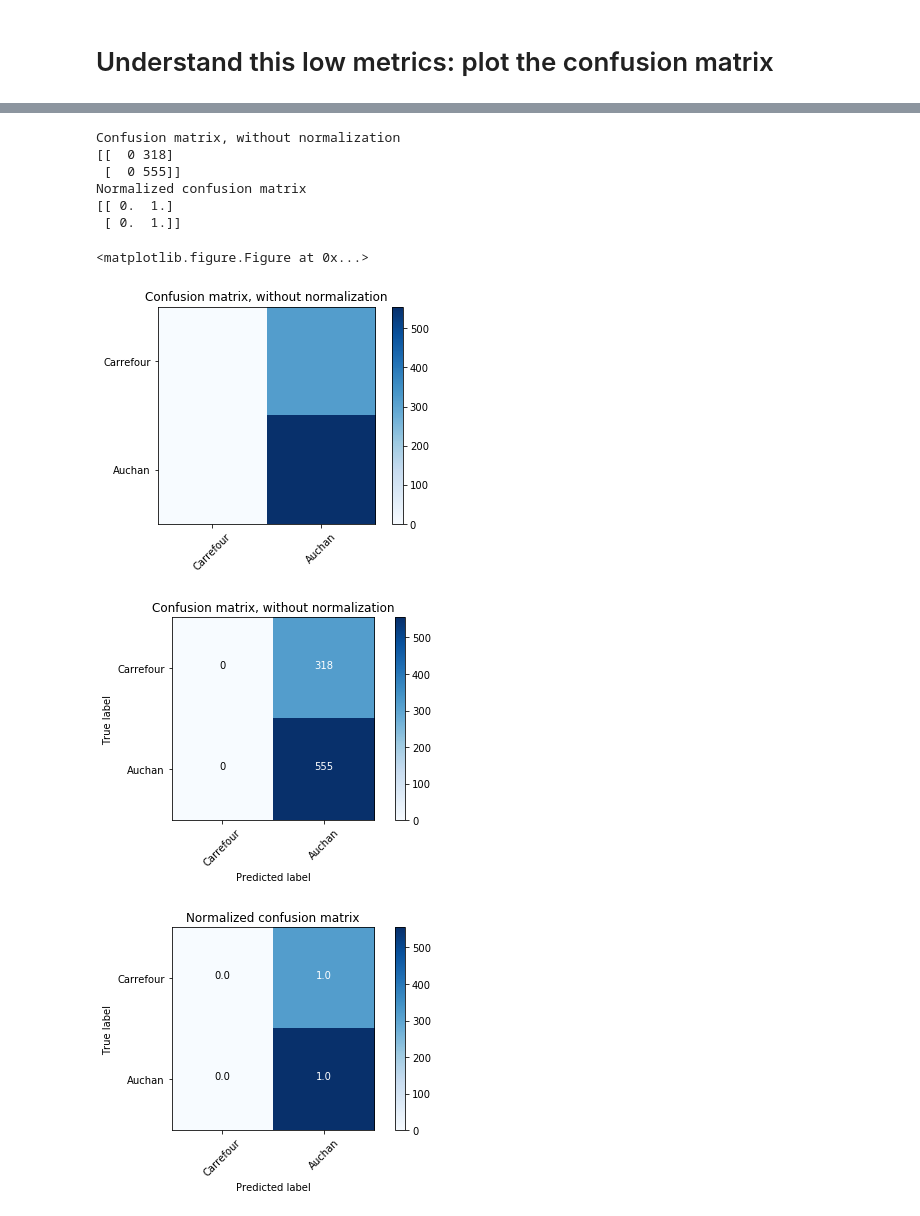
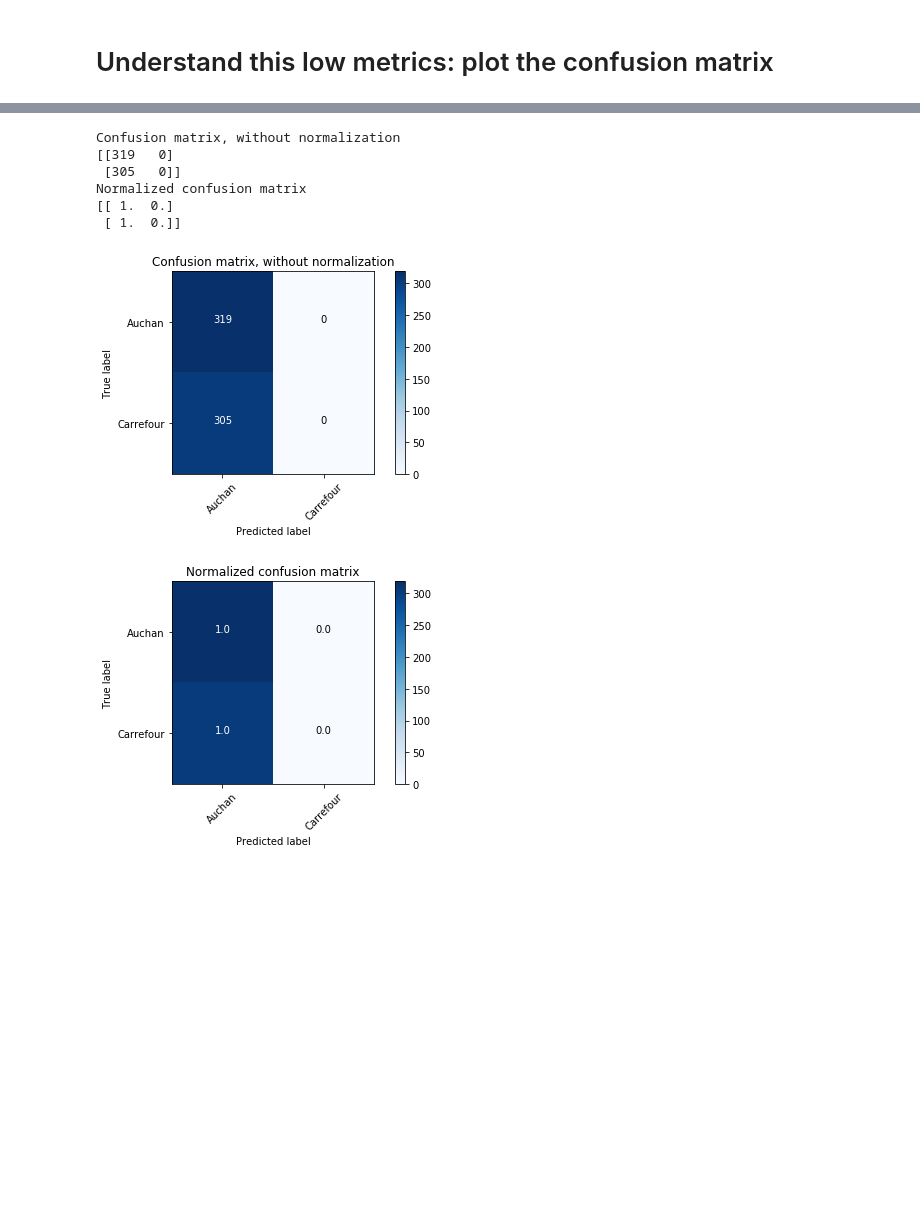
Before and after one commit to akouete-kpakpo/OpenFoodFacts, a Jupyter notebook: notebooks/training_imagenet_on_openfoodfacts.ipynb, the cells around one changed output, grey strips where cells are left out. Drawn from its saved outputs; the diff is of its cells as text; code cells hidden in the pictures; blank space fills up the shorter version.

```diff
--- a/notebooks/training_imagenet_on_openfoodfacts.ipynb
+++ b/notebooks/training_imagenet_on_openfoodfacts.ipynb
@@ -51,7 +52,7 @@ output_vgg16_conv = model_vgg16_conv(input)
 x = Flatten(name='flatten')(output_vgg16_conv)
 #x = Dense(4096, activation='relu', name='fc1')(x)
 #x = Dense(4096, activation='relu', name='fc2')(x)
-x = Dense(2, activation='softmax', name='predictions')(x)
+#x = Dense(2, activation='softmax', name='predictions')(x)
 # %% [markdown]
 # Create your own model
 # %%
@@ -82,5 +82,5 @@ _________________________________________________________________
 np_path = '/home/kevin/Desktop/OpenFoodFacts/data/npy'
 imgs_np_path = os.path.join(np_path, 'images.npy')
 labels_np_path = os.path.join(np_path, 'labels.npy')
-Y = np.load(labels_np_path)
-X = np.load(imgs_np_path)
+Y_raw = np.load(labels_np_path)
+X_raw = np.load(imgs_np_path)
@@ -88,0 +91,9 @@ Little work on Y
+# %%
+nbatches = X_raw.shape[0]
+npixel = (300,400)
+X = np.empty(shape = (0, npixel[1],npixel[0],3), dtype = np.uint8)
+Y = np.array([])
+for batch in range(nbatches):
+    X = np.vstack([X, X_raw[batch,:,:,:,:]])
+    Y = np.hstack([Y, Y_raw[batch,:]])
+print("X, Y shape are {Xshape},{Yshape}".format(Xshape = X.shape, Yshape = Y.shape))
@@ -89,5 +106,5 @@ Little work on Y
 # %%
-Y.shape = (2908,1)
+Y.shape = (2080,1)
 b = Y=='1'
 a = np.concatenate((b,~b), axis = 1)
 Y = a
@@ -185,39 +204,37 @@ def plot_confusion_matrix(cm, classes,
     print(cm)
 
     thresh = cm.max() / 2.
     for i, j in itertools.product(range(cm.shape[0]), range(cm.shape[1])):
         plt.text(j, i, cm[i, j],
                  horizontalalignment="center",
                  color="white" if cm[i, j] > thresh else "black")
 
     plt.tight_layout()
     plt.ylabel('True label')
     plt.xlabel('Predicted label')
 
 # Compute confusion matrix
 cnf_matrix = confusion_matrix(y_test.T[0], y_pred.T[0]<0.5)
 np.set_printoptions(precision=2)
 
 # Plot non-normalized confusion matrix
-class_names = ['Carrefour','Auchan']
+class_names = ['Auchan','Carrefour']
 plt.figure()
 plot_confusion_matrix(cnf_matrix, classes=class_names,
                       title='Confusion matrix, without normalization')
 
 # Plot normalized confusion matrix
 plt.figure()
 plot_confusion_matrix(cnf_matrix, classes=class_names, normalize=True,
                       title='Normalized confusion matrix')
 
 plt.show()
 # %% [output]
 Confusion matrix, without normalization
-[[  0 318]
- [  0 555]]
+[[319   0]
+ [305   0]]
 Normalized confusion matrix
-[[ 0.  1.]
- [ 0.  1.]]
+[[ 1.  0.]
+ [ 1.  0.]]
-<matplotlib.figure.Figure at 0x...>
-[figure, old version]
+[figure, new version]
-[figure, old version]
+[figure, new version]
-[figure, removed]
```
Also changed, not shown: parts of 15 cells of this notebook, 1 other file.
